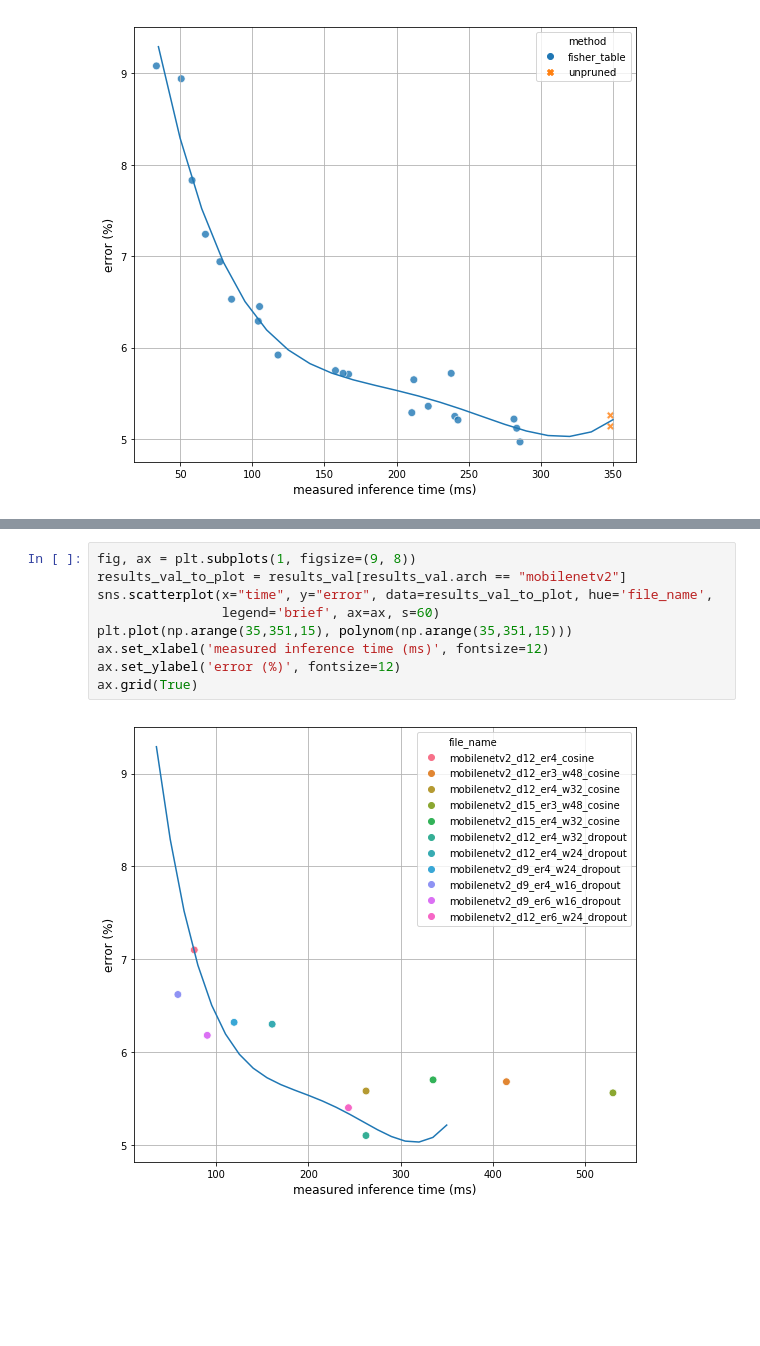
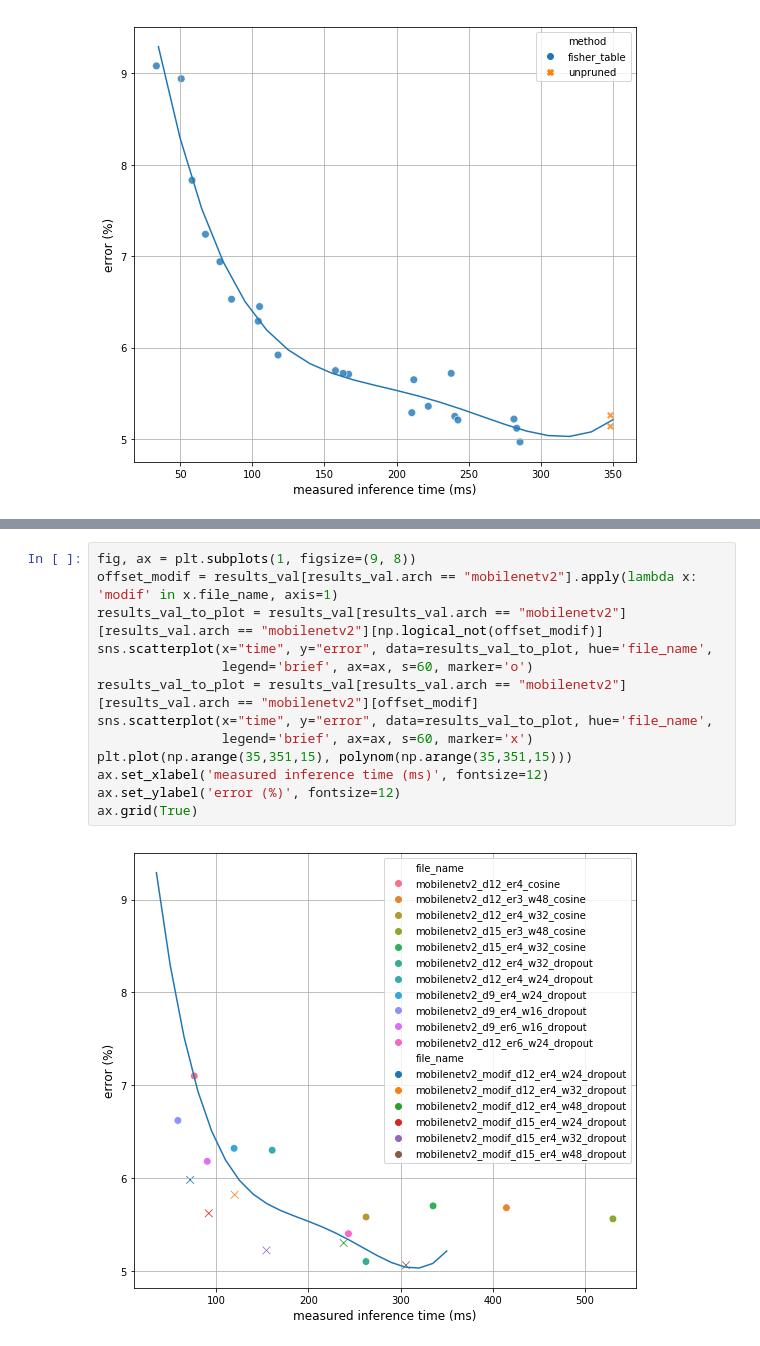
Before and after one commit to NatGr/Master_Thesis, a Jupyter notebook: training_from_scratch/visualize.ipynb, the cells around one changed output, grey strips where cells are left out. Drawn from its saved outputs; the diff is of its cells as text; blank space fills up the shorter version.

Commit message:
adding mnasnet modification

```diff
--- a/training_from_scratch/visualize.ipynb
+++ b/training_from_scratch/visualize.ipynb
@@ -100,11 +100,15 @@ ax.legend(by_label.values(), by_label.keys(), title="architecture");
 # %%
 fig, ax = plt.subplots(1, figsize=(9, 8))
-results_val_to_plot = results_val[results_val.arch == "mobilenetv2"]
+offset_modif = results_val[results_val.arch == "mobilenetv2"].apply(lambda x: 'modif' in x.file_name, axis=1)
+results_val_to_plot = results_val[results_val.arch == "mobilenetv2"][results_val.arch == "mobilenetv2"][np.logical_not(offset_modif)]
 sns.scatterplot(x="time", y="error", data=results_val_to_plot, hue='file_name',
-                legend='brief', ax=ax, s=60)
+                legend='brief', ax=ax, s=60, marker='o')
+results_val_to_plot = results_val[results_val.arch == "mobilenetv2"][results_val.arch == "mobilenetv2"][offset_modif]
+sns.scatterplot(x="time", y="error", data=results_val_to_plot, hue='file_name',
+                legend='brief', ax=ax, s=60, marker='x')
 plt.plot(np.arange(35,351,15), polynom(np.arange(35,351,15)))
 ax.set_xlabel('measured inference time (ms)', fontsize=12)
 ax.set_ylabel('error (%)', fontsize=12)
 ax.grid(True)
 # %% [output]
-[figure, old version]
+[figure, new version]
```
Also changed, not shown: parts of 1 cell of this notebook, 3 other files.
